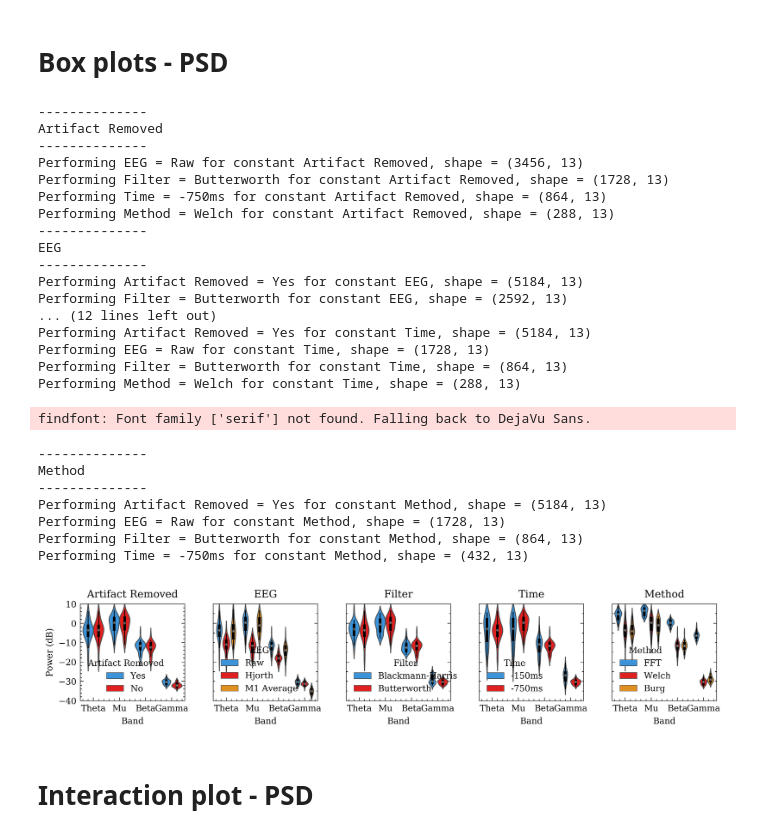
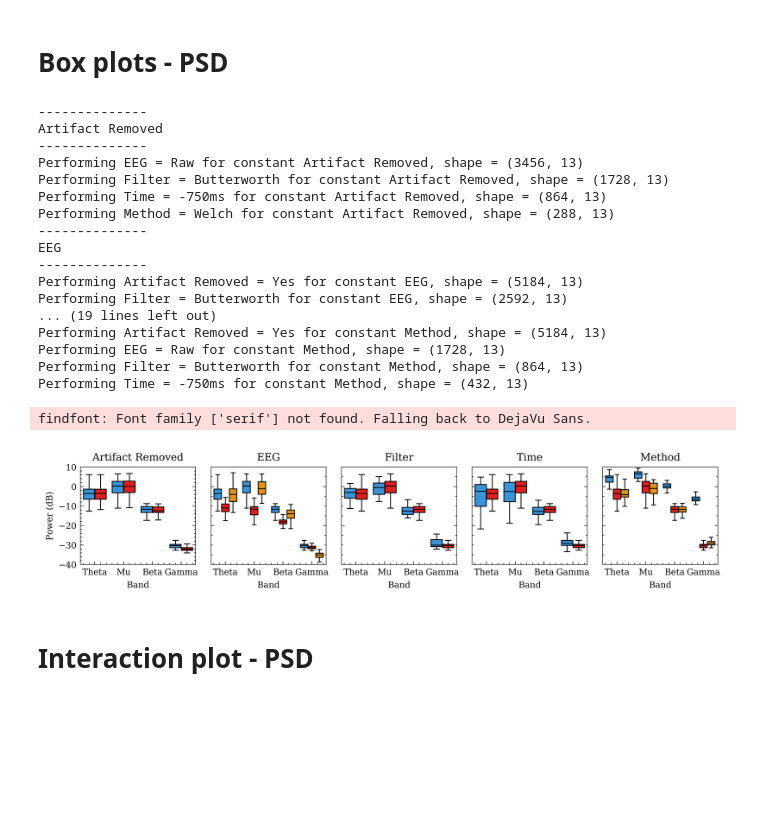
Before and after one commit to alamkanak/EEG-Correlation, a Jupyter notebook: 168-d2-plot.ipynb, the cells around one changed output. Saved outputs shown, nothing was run; the diff lists cells and outputs as text; code cells hidden in the pictures; blank space fills up the shorter version.

```diff
--- a/168-d2-plot.ipynb
+++ b/168-d2-plot.ipynb
@@ -70,7 +70,7 @@ df_phase = pd.read_csv('157-d2-phase-v2.csv')
 # %%
 # Fix some columns and values for readability.
 df_power.loc[df_power['EEG'] == 'Average', 'EEG'] = "M1 Average"
-df_power.loc[df_power['Time'] == -150, 'Time'] = "-150ms"
+df_power.loc[df_power['Time'] == -250, 'Time'] = "-250ms"
 df_power.loc[df_power['Time'] == -750, 'Time'] = "-750ms"
 df_phase.loc[df_phase['EEG'] == 'Average', 'EEG'] = "M1 Average"
 df_power = df_power.rename(columns={'ArtifactRemoved': 'Artifact Removed'})
@@ -100,7 +100,7 @@ hue_order_power = {
     'Artifact Removed': ['Yes', 'No'],
     'EEG': ['Raw', 'Hjorth', 'M1 Average'],
     'Filter': ['Blackmann-Harris', 'Butterworth'],
-    'Time': ['-150ms', '-750ms'],
+    'Time': ['-250ms', '-750ms'],
     'Method': ['FFT', 'Welch', 'Burg']
 }
 def_values_phase = {
@@ -144,35 +136,28 @@ Performing Time = -750ms for constant Method, shape = (138, 13)
 # Box plots - PSD
 # %%
 df_subject = df_power[df_power['sub'] == df_power['sub'].unique()[10]]
-# eegplot.power_box_plot(df_subject, def_values_power, hue_order_power, y_lim=[-40, 10], y_ticks=[-40, -30, -20, -10, 0, 10], show_legend=True)
-eegplot.power_violin_plot(df_subject, def_values_power, hue_order_power, y_lim=[-40, 10], y_ticks=[-40, -30, -20, -10, 0, 10], show_legend=True)
+eegplot.power_box_plot(df_subject, def_values_power, hue_order_power, y_lim=[-40, 10], y_ticks=[-40, -30, -20, -10, 0, 10], show_legend=False)
+# eegplot.power_violin_plot(df_subject, def_values_power, hue_order_power, y_lim=[-40, 10], y_ticks=[-40, -30, -20, -10, 0, 10], show_legend=True)
 # %% [output]
 --------------
 Artifact Removed
 --------------
 Performing EEG = Raw for constant Artifact Removed, shape = (3456, 13)
 Performing Filter = Butterworth for constant Artifact Removed, shape = (1728, 13)
 Performing Time = -750ms for constant Artifact Removed, shape = (864, 13)
 Performing Method = Welch for constant Artifact Removed, shape = (288, 13)
 --------------
 EEG
 --------------
 Performing Artifact Removed = Yes for constant EEG, shape = (5184, 13)
 Performing Filter = Butterworth for constant EEG, shape = (2592, 13)
-... (12 lines left out)
-Performing Artifact Removed = Yes for constant Time, shape = (5184, 13)
-Performing EEG = Raw for constant Time, shape = (1728, 13)
-Performing Filter = Butterworth for constant Time, shape = (864, 13)
-Performing Method = Welch for constant Time, shape = (288, 13)
+... (19 lines left out)
+Performing Artifact Removed = Yes for constant Method, shape = (5184, 13)
+Performing EEG = Raw for constant Method, shape = (1728, 13)
+Performing Filter = Butterworth for constant Method, shape = (864, 13)
+Performing Time = -750ms for constant Method, shape = (432, 13)
 findfont: Font family ['serif'] not found. Falling back to DejaVu Sans.
---------------
-Method
---------------
-Performing Artifact Removed = Yes for constant Method, shape = (5184, 13)
-Performing EEG = Raw for constant Method, shape = (1728, 13)
-Performing Filter = Butterworth for constant Method, shape = (864, 13)
-Performing Time = -750ms for constant Method, shape = (432, 13)
-[figure, old version]
+[figure, new version]
 # %% [markdown]
 # Interaction plot - PSD
 # %%
```
Also changed, not shown: parts of 8 cells of this notebook, 3 other files.
